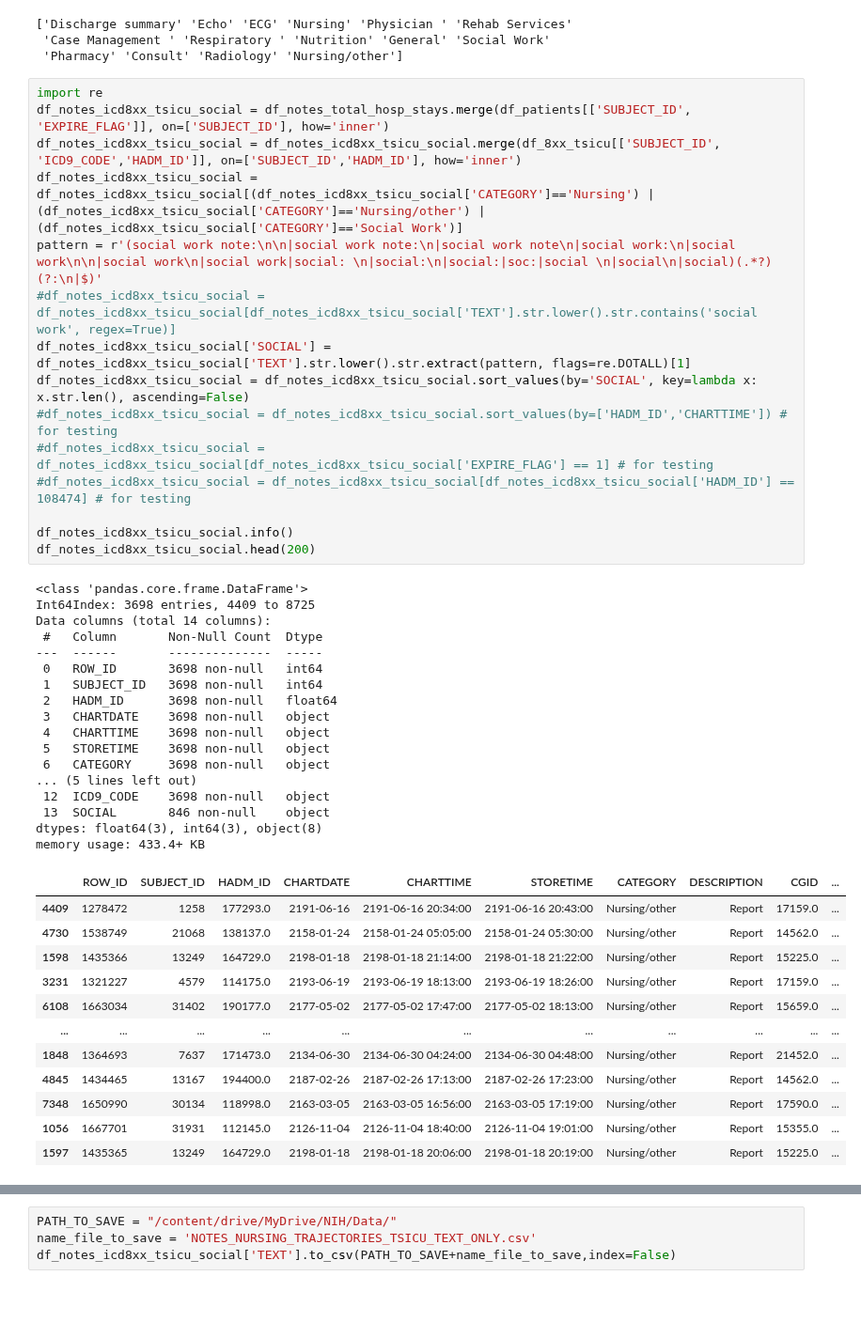
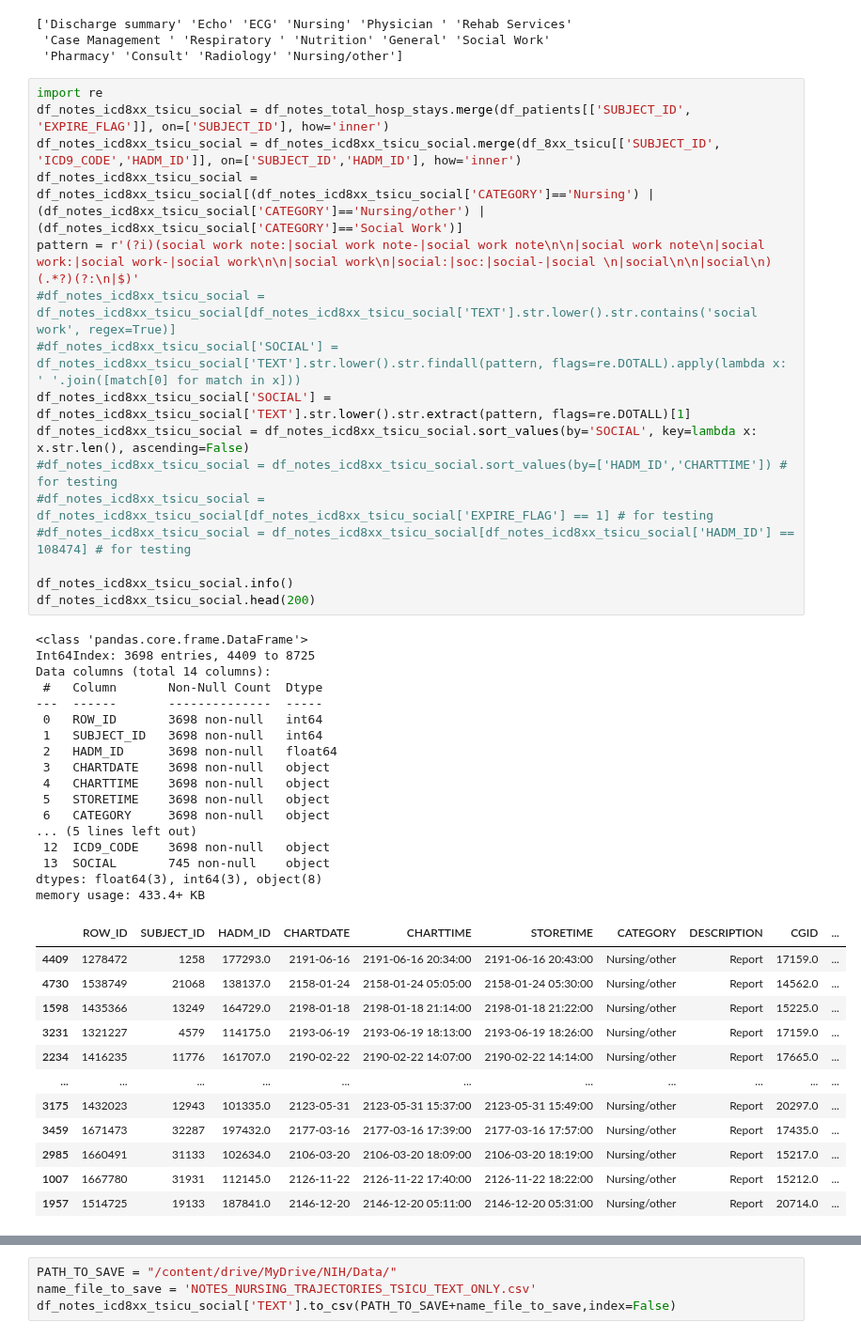
Before and after one commit to tanoManzo/mimic_trajectories, a Jupyter notebook: MIMIC_TRAJECTORY_embeddings_04_02_collect_data.ipynb, the cells around one changed output, grey strips where cells are left out. Shown at 94% size. Saved outputs shown, nothing was run; the diff lists cells and outputs as text; blank space fills up the shorter version.

```diff
--- a/MIMIC_TRAJECTORY_embeddings_04_02_collect_data.ipynb
+++ b/MIMIC_TRAJECTORY_embeddings_04_02_collect_data.ipynb
@@ -172,46 +172,47 @@ import re
 df_notes_icd8xx_tsicu_social = df_notes_total_hosp_stays.merge(df_patients[['SUBJECT_ID', 'EXPIRE_FLAG']], on=['SUBJECT_ID'], how='inner')
 df_notes_icd8xx_tsicu_social = df_notes_icd8xx_tsicu_social.merge(df_8xx_tsicu[['SUBJECT_ID', 'ICD9_CODE','HADM_ID']], on=['SUBJECT_ID','HADM_ID'], how='inner')
 df_notes_icd8xx_tsicu_social = df_notes_icd8xx_tsicu_social[(df_notes_icd8xx_tsicu_social['CATEGORY']=='Nursing') | (df_notes_icd8xx_tsicu_social['CATEGORY']=='Nursing/other') | (df_notes_icd8xx_tsicu_social['CATEGORY']=='Social Work')]
-pattern = r'(social work note:\n\n|social work note:\n|social work note\n|social work:\n|social work\n\n|social work\n|social work|social: \n|social:\n|social:|soc:|social \n|social\n|social)(.*?)(?:\n|$)'
+pattern = r'(?i)(social work note:|social work note-|social work note\n\n|social work note\n|social work:|social work-|social work\n\n|social work\n|social:|soc:|social-|social \n|social\n\n|social\n)(.*?)(?:\n|$)'
 #df_notes_icd8xx_tsicu_social = df_notes_icd8xx_tsicu_social[df_notes_icd8xx_tsicu_social['TEXT'].str.lower().str.contains('social work', regex=True)]
+#df_notes_icd8xx_tsicu_social['SOCIAL'] = df_notes_icd8xx_tsicu_social['TEXT'].str.lower().str.findall(pattern, flags=re.DOTALL).apply(lambda x: ' '.join([match[0] for match in x]))
 df_notes_icd8xx_tsicu_social['SOCIAL'] = df_notes_icd8xx_tsicu_social['TEXT'].str.lower().str.extract(pattern, flags=re.DOTALL)[1]
 df_notes_icd8xx_tsicu_social = df_notes_icd8xx_tsicu_social.sort_values(by='SOCIAL', key=lambda x: x.str.len(), ascending=False)
 #df_notes_icd8xx_tsicu_social = df_notes_icd8xx_tsicu_social.sort_values(by=['HADM_ID','CHARTTIME']) # for testing
 #df_notes_icd8xx_tsicu_social = df_notes_icd8xx_tsicu_social[df_notes_icd8xx_tsicu_social['EXPIRE_FLAG'] == 1] # for testing
 #df_notes_icd8xx_tsicu_social = df_notes_icd8xx_tsicu_social[df_notes_icd8xx_tsicu_social['HADM_ID'] == 108474] # for testing
 
 df_notes_icd8xx_tsicu_social.info()
 df_notes_icd8xx_tsicu_social.head(200)
 # %% [output]
 <class 'pandas.core.frame.DataFrame'>
 Int64Index: 3698 entries, 4409 to 8725
 Data columns (total 14 columns):
  #   Column       Non-Null Count  Dtype
 ---  ------       --------------  -----
  0   ROW_ID       3698 non-null   int64
  1   SUBJECT_ID   3698 non-null   int64
  2   HADM_ID      3698 non-null   float64
  3   CHARTDATE    3698 non-null   object
  4   CHARTTIME    3698 non-null   object
  5   STORETIME    3698 non-null   object
  6   CATEGORY     3698 non-null   object
 ... (5 lines left out)
  12  ICD9_CODE    3698 non-null   object
- 13  SOCIAL       846 non-null    object
+ 13  SOCIAL       745 non-null    object
 dtypes: float64(3), int64(3), object(8)
 memory usage: 433.4+ KB
 |  | ROW_ID | SUBJECT_ID | HADM_ID | CHARTDATE | CHARTTIME | STORETIME | CATEGORY | DESCRIPTION | CGID | ... |
 | 4409 | 1278472 | 1258 | 177293.0 | 2191-06-16 | 2191-06-16 20:34:00 | 2191-06-16 20:43:00 | Nursing/other | Report | 17159.0 | ... |
 | 4730 | 1538749 | 21068 | 138137.0 | 2158-01-24 | 2158-01-24 05:05:00 | 2158-01-24 05:30:00 | Nursing/other | Report | 14562.0 | ... |
 | 1598 | 1435366 | 13249 | 164729.0 | 2198-01-18 | 2198-01-18 21:14:00 | 2198-01-18 21:22:00 | Nursing/other | Report | 15225.0 | ... |
 | 3231 | 1321227 | 4579 | 114175.0 | 2193-06-19 | 2193-06-19 18:13:00 | 2193-06-19 18:26:00 | Nursing/other | Report | 17159.0 | ... |
-| 6108 | 1663034 | 31402 | 190177.0 | 2177-05-02 | 2177-05-02 17:47:00 | 2177-05-02 18:13:00 | Nursing/other | Report | 15659.0 | ... |
+| 2234 | 1416235 | 11776 | 161707.0 | 2190-02-22 | 2190-02-22 14:07:00 | 2190-02-22 14:14:00 | Nursing/other | Report | 17665.0 | ... |
 | ... | ... | ... | ... | ... | ... | ... | ... | ... | ... | ... |
-| 1848 | 1364693 | 7637 | 171473.0 | 2134-06-30 | 2134-06-30 04:24:00 | 2134-06-30 04:48:00 | Nursing/other | Report | 21452.0 | ... |
-| 4845 | 1434465 | 13167 | 194400.0 | 2187-02-26 | 2187-02-26 17:13:00 | 2187-02-26 17:23:00 | Nursing/other | Report | 14562.0 | ... |
-| 7348 | 1650990 | 30134 | 118998.0 | 2163-03-05 | 2163-03-05 16:56:00 | 2163-03-05 17:19:00 | Nursing/other | Report | 17590.0 | ... |
-| 1056 | 1667701 | 31931 | 112145.0 | 2126-11-04 | 2126-11-04 18:40:00 | 2126-11-04 19:01:00 | Nursing/other | Report | 15355.0 | ... |
-| 1597 | 1435365 | 13249 | 164729.0 | 2198-01-18 | 2198-01-18 20:06:00 | 2198-01-18 20:19:00 | Nursing/other | Report | 15225.0 | ... |
+| 3175 | 1432023 | 12943 | 101335.0 | 2123-05-31 | 2123-05-31 15:37:00 | 2123-05-31 15:49:00 | Nursing/other | Report | 20297.0 | ... |
+| 3459 | 1671473 | 32287 | 197432.0 | 2177-03-16 | 2177-03-16 17:39:00 | 2177-03-16 17:57:00 | Nursing/other | Report | 17435.0 | ... |
+| 2985 | 1660491 | 31133 | 102634.0 | 2106-03-20 | 2106-03-20 18:09:00 | 2106-03-20 18:19:00 | Nursing/other | Report | 15217.0 | ... |
+| 1007 | 1667780 | 31931 | 112145.0 | 2126-11-22 | 2126-11-22 17:40:00 | 2126-11-22 18:22:00 | Nursing/other | Report | 15212.0 | ... |
+| 1957 | 1514725 | 19133 | 187841.0 | 2146-12-20 | 2146-12-20 05:11:00 | 2146-12-20 05:31:00 | Nursing/other | Report | 20714.0 | ... |
 200 rows × 14 columns
 # %%
 PATH_TO_SAVE = "/content/drive/MyDrive/NIH/Data/"
```
